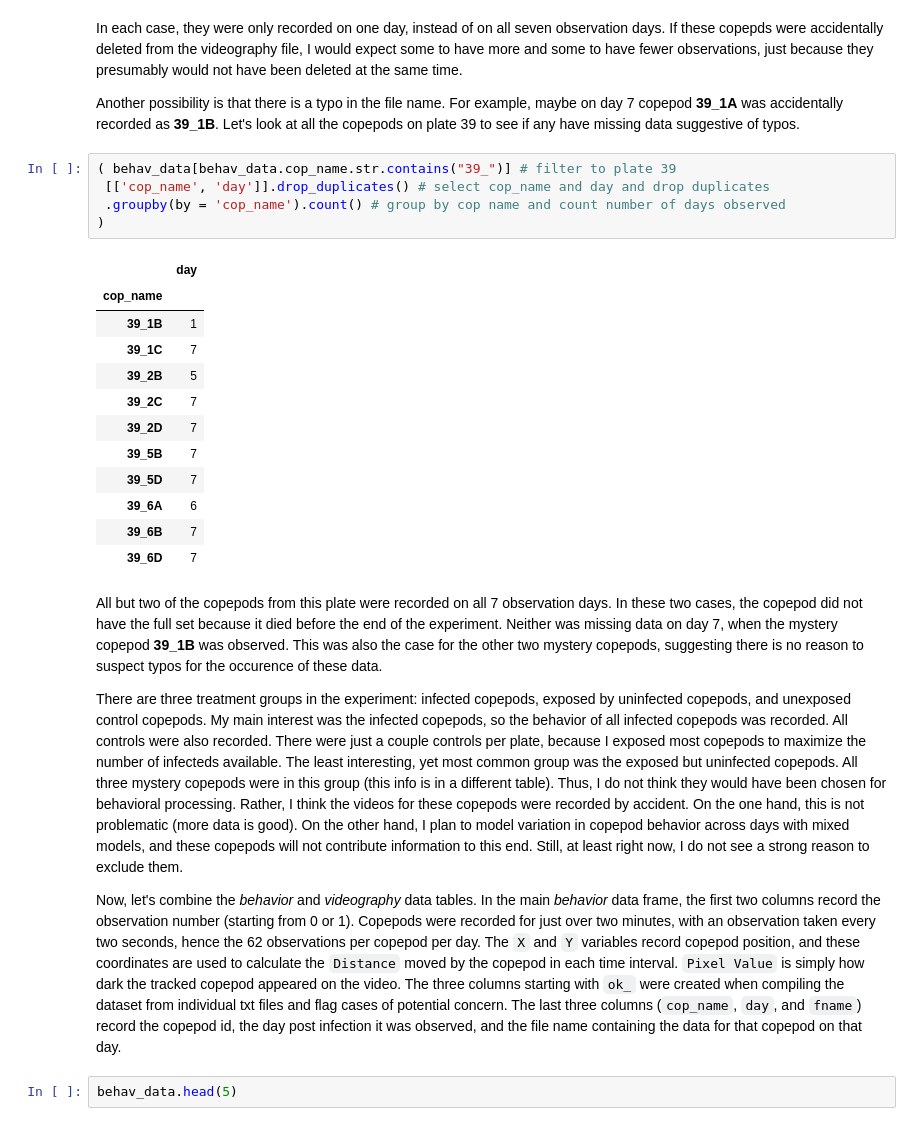
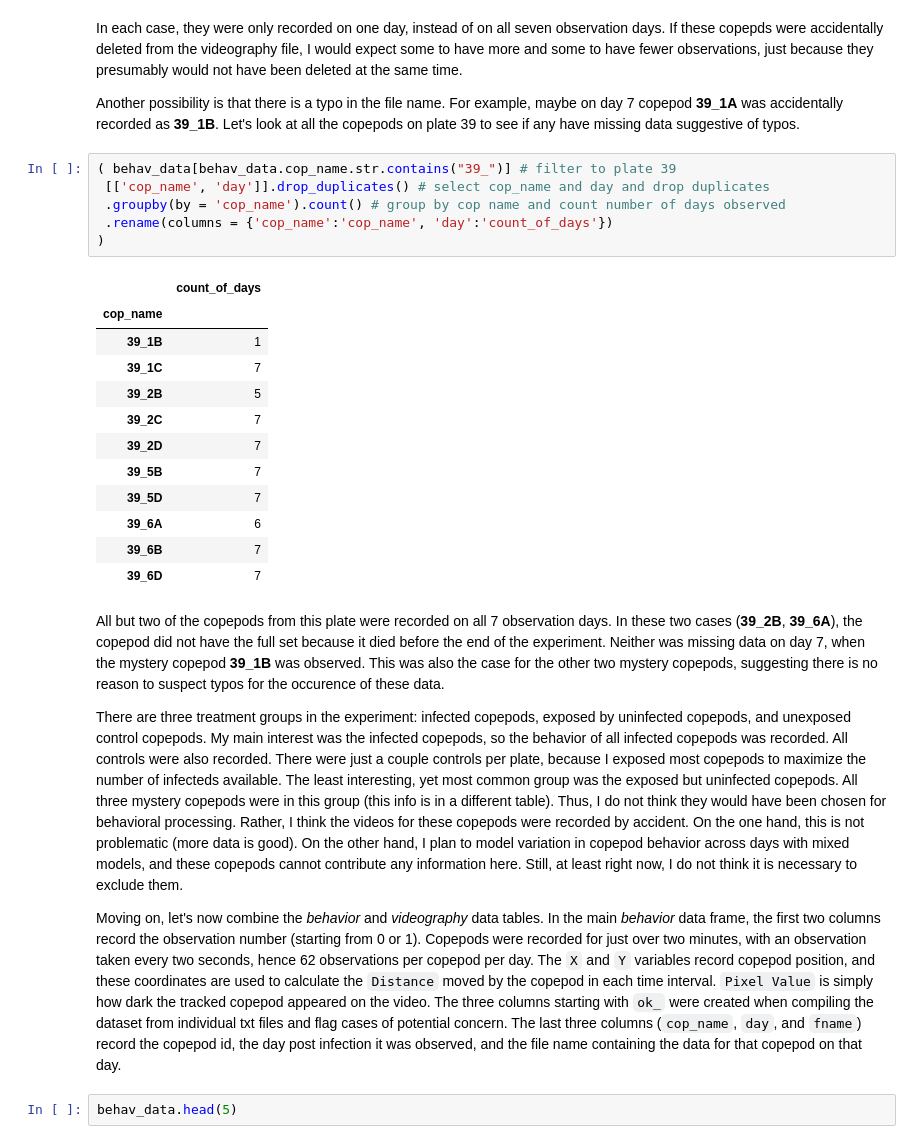
Before and after one commit to dbenesh82/behav_vid_data_compiler, a Jupyter notebook: wrangled_data/Exploratory_analysis.ipynb, the cells around one changed output. Drawn from its saved outputs; the diff is of its cells as text.

```diff
--- a/wrangled_data/Exploratory_analysis.ipynb
+++ b/wrangled_data/Exploratory_analysis.ipynb
@@ -45,10 +45,11 @@ Another possibility is that there is a typo in the file name. For example, maybe
 # %%
 ( behav_data[behav_data.cop_name.str.contains("39_")] # filter to plate 39
  [['cop_name', 'day']].drop_duplicates() # select cop_name and day and drop duplicates
  .groupby(by = 'cop_name').count() # group by cop name and count number of days observed
+ .rename(columns = {'cop_name':'cop_name', 'day':'count_of_days'})
 )
 # %% [output]
-|  | day |
+|  | count_of_days |
 | cop_name |  |
 | 39_1B | 1 |
 | 39_1C | 7 |
@@ -61,11 +62,11 @@ Another possibility is that there is a typo in the file name. For example, maybe
 | 39_6B | 7 |
 | 39_6D | 7 |
 # %% [markdown]
-All but two of the copepods from this plate were recorded on all 7 observation days. In these two cases, the copepod did not have the full set because it died before the end of the experiment. Neither was missing data on day 7, when the mystery copepod **39_1B** was observed. This was also the case for the other two mystery copepods, suggesting there is no reason to suspect typos for the occurence of these data.
+All but two of the copepods from this plate were recorded on all 7 observation days. In these two cases (**39_2B**, **39_6A**), the copepod did not have the full set because it died before the end of the experiment. Neither was missing data on day 7, when the mystery copepod **39_1B** was observed. This was also the case for the other two mystery copepods, suggesting there is no reason to suspect typos for the occurence of these data.
 
-There are three treatment groups in the experiment: infected copepods, exposed by uninfected copepods, and unexposed control copepods. My main interest was the infected copepods, so the behavior of all infected copepods was recorded. All controls were also recorded. There were just a couple controls per plate, because I exposed most copepods to maximize the number of infecteds available. The least interesting, yet most common group was the exposed but uninfected copepods. All three mystery copepods were in this group (this info is in a different table). Thus, I do not think they would have been chosen for behavioral processing. Rather, I think the videos for these copepods were recorded by accident. On the one hand, this is not problematic (more data is good). On the other hand, I plan to model variation in copepod behavior across days with mixed models, and these copepods will not contribute information to this end. Still, at least right now, I do not see a strong reason to exclude them.
+There are three treatment groups in the experiment: infected copepods, exposed by uninfected copepods, and unexposed control copepods. My main interest was the infected copepods, so the behavior of all infected copepods was recorded. All controls were also recorded. There were just a couple controls per plate, because I exposed most copepods to maximize the number of infecteds available. The least interesting, yet most common group was the exposed but uninfected copepods. All three mystery copepods were in this group (this info is in a different table). Thus, I do not think they would have been chosen for behavioral processing. Rather, I think the videos for these copepods were recorded by accident. On the one hand, this is not problematic (more data is good). On the other hand, I plan to model variation in copepod behavior across days with mixed models, and these copepods cannot contribute any information here. Still, at least right now, I do not think it is necessary to exclude them.
 
-Now, let's combine the *behavior* and *videography* data tables. In the main *behavior* data frame, the first two columns record the observation number (starting from 0 or 1). Copepods were recorded for just over two minutes, with an observation taken every two seconds, hence the 62 observations per copepod per day. The `X` and `Y` variables record copepod position, and these coordinates are used to calculate the `Distance` moved by the copepod in each time interval. `Pixel Value` is simply how dark the tracked copepod appeared on the video. The three columns starting with `ok_` were created when compiling the dataset from individual txt files and flag cases of potential concern. The last three columns (`cop_name`, `day`, and `fname`) record the copepod id, the day post infection it was observed, and the file name containing the data for that copepod on that day.
+Moving on, let's now combine the *behavior* and *videography* data tables. In the main *behavior* data frame, the first two columns record the observation number (starting from 0 or 1). Copepods were recorded for just over two minutes, with an observation taken every two seconds, hence 62 observations per copepod per day. The `X` and `Y` variables record copepod position, and these coordinates are used to calculate the `Distance` moved by the copepod in each time interval. `Pixel Value` is simply how dark the tracked copepod appeared on the video. The three columns starting with `ok_` were created when compiling the dataset from individual txt files and flag cases of potential concern. The last three columns (`cop_name`, `day`, and `fname`) record the copepod id, the day post infection it was observed, and the file name containing the data for that copepod on that day.
 # %%
 behav_data.head(5)
 # %% [output]
```
Also changed, not shown: parts of 18 cells of this notebook.
